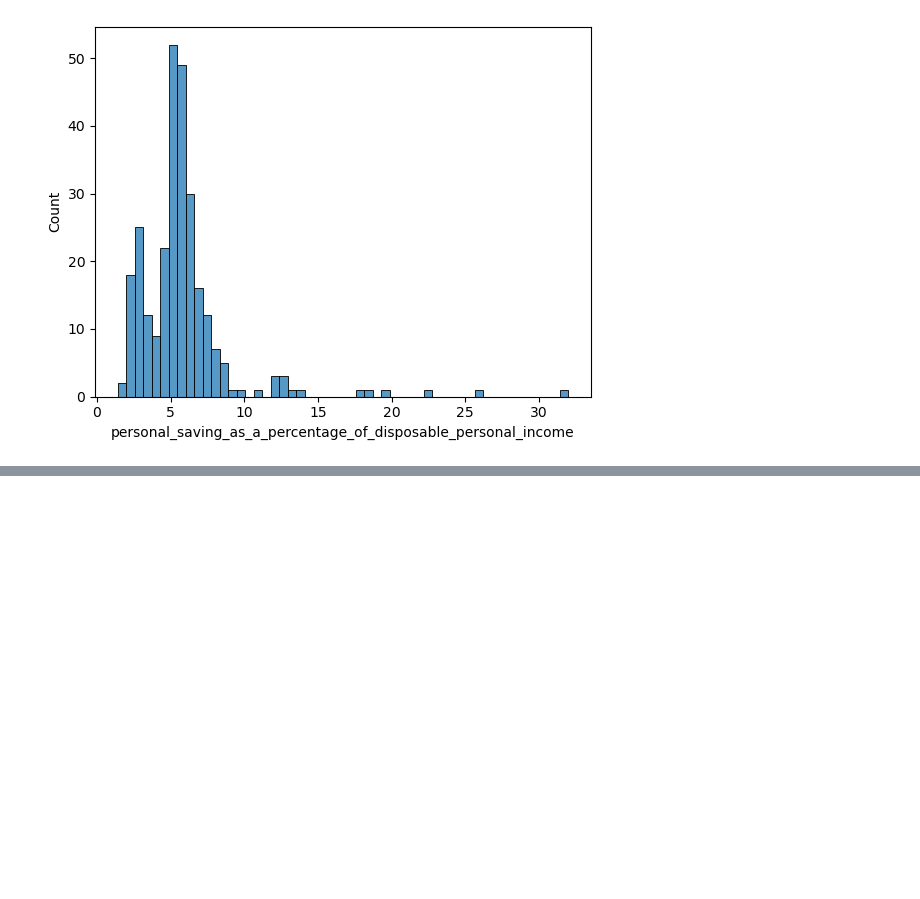
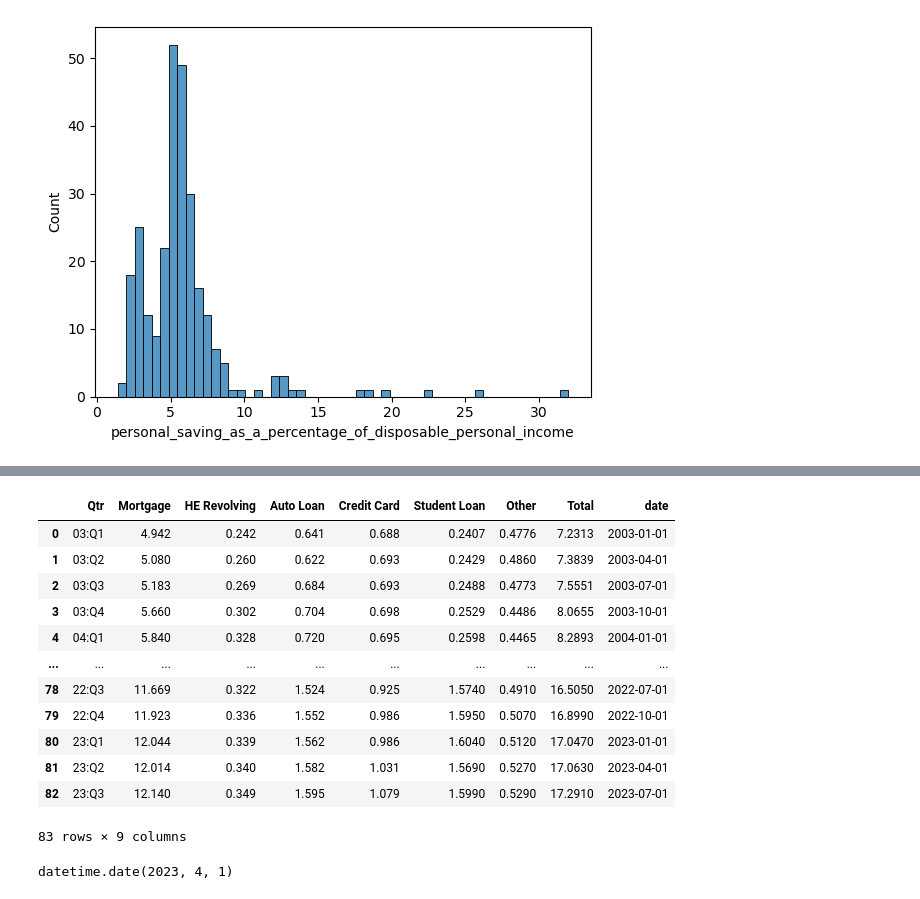
Before and after one commit to acdaniel864/time-series-credit-forecasting, a Jupyter notebook: EDA_U_Shelter_Energy_Food_Wages_SG.ipynb, the cells around one changed output, grey strips where cells are left out. Drawn from its saved outputs; the diff is of its cells as text; code cells hidden in the pictures; blank space fills up the shorter version.

```diff
--- a/EDA_U_Shelter_Energy_Food_Wages_SG.ipynb
+++ b/EDA_U_Shelter_Energy_Food_Wages_SG.ipynb
@@ -444,0 +468,3 @@ df_first_cut.head()
+# %%
+#Working with debt bals
+debt_bals = pd.read_csv('data/NYFED_Debt_Bals.csv')
@@ -444,0 +488,25 @@ df_first_cut.head()
+# %%
+debt_bals = debt_bals[:83]
+features = ['Qtr', 'Mortgage', 'HE Revolving', 'Auto Loan', 'Credit Card',
+       'Student Loan', 'Other', 'Total']
+debt_bals = debt_bals[features]
+# %%
+debt_bals
+# %% [output]
+|  | Qtr | Mortgage | HE Revolving | Auto Loan | Credit Card | Student Loan | Other | Total | date |
+| 0 | 03:Q1 | 4.942 | 0.242 | 0.641 | 0.688 | 0.2407 | 0.4776 | 7.2313 | 2003-01-01 |
+| 1 | 03:Q2 | 5.080 | 0.260 | 0.622 | 0.693 | 0.2429 | 0.4860 | 7.3839 | 2003-04-01 |
+| 2 | 03:Q3 | 5.183 | 0.269 | 0.684 | 0.693 | 0.2488 | 0.4773 | 7.5551 | 2003-07-01 |
+| 3 | 03:Q4 | 5.660 | 0.302 | 0.704 | 0.698 | 0.2529 | 0.4486 | 8.0655 | 2003-10-01 |
+| 4 | 04:Q1 | 5.840 | 0.328 | 0.720 | 0.695 | 0.2598 | 0.4465 | 8.2893 | 2004-01-01 |
+| ... | ... | ... | ... | ... | ... | ... | ... | ... | ... |
+| 78 | 22:Q3 | 11.669 | 0.322 | 1.524 | 0.925 | 1.5740 | 0.4910 | 16.5050 | 2022-07-01 |
+| 79 | 22:Q4 | 11.923 | 0.336 | 1.552 | 0.986 | 1.5950 | 0.5070 | 16.8990 | 2022-10-01 |
+| 80 | 23:Q1 | 12.044 | 0.339 | 1.562 | 0.986 | 1.6040 | 0.5120 | 17.0470 | 2023-01-01 |
+| 81 | 23:Q2 | 12.014 | 0.340 | 1.582 | 1.031 | 1.5690 | 0.5270 | 17.0630 | 2023-04-01 |
+| 82 | 23:Q3 | 12.140 | 0.349 | 1.595 | 1.079 | 1.5990 | 0.5290 | 17.2910 | 2023-07-01 |
+83 rows × 9 columns
+# %%
+convert_to_datetime('23:Q2')
+# %% [output]
+datetime.date(2023, 4, 1)
```
Also changed, not shown: parts of 64 cells of this notebook, 3 other files.
